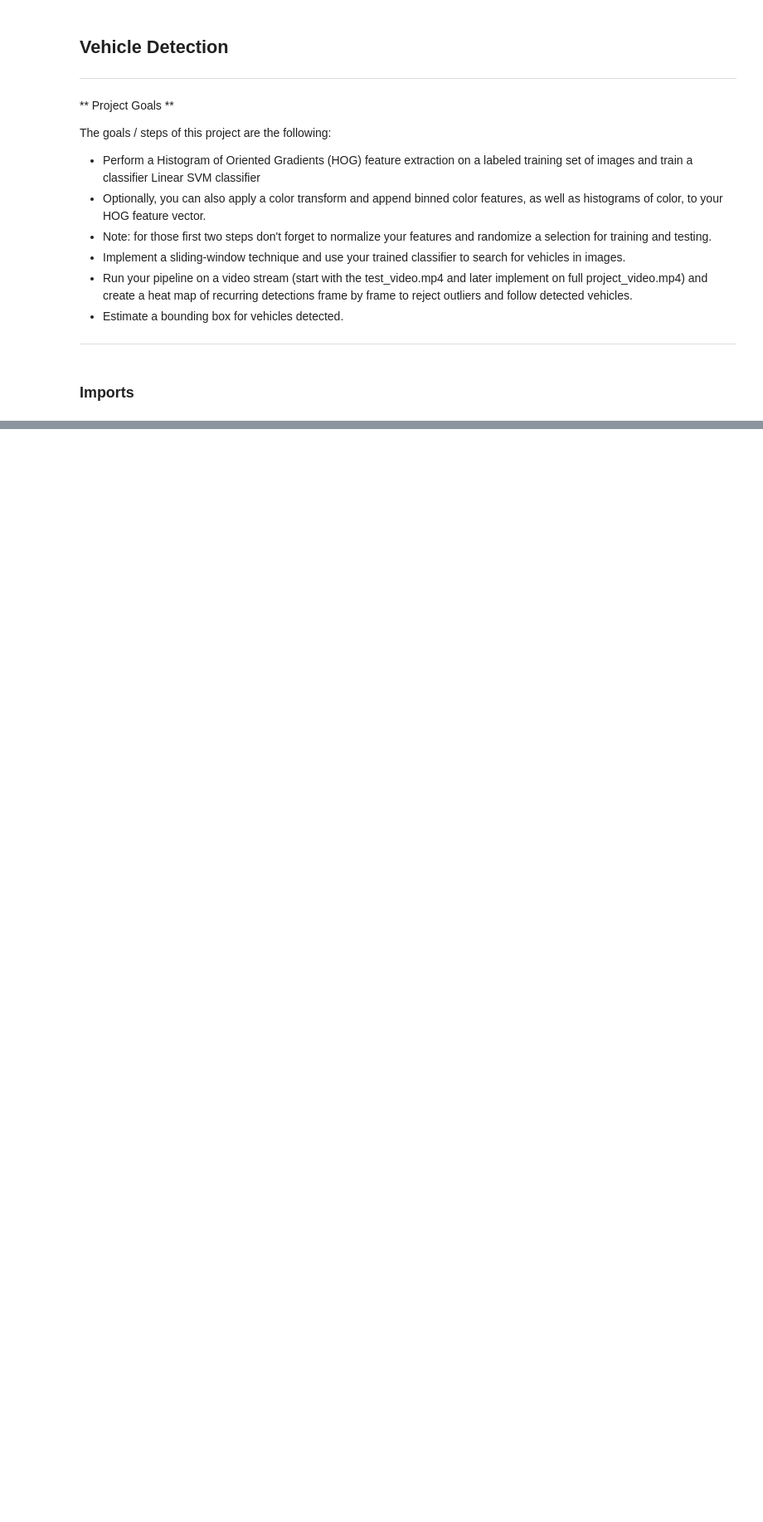
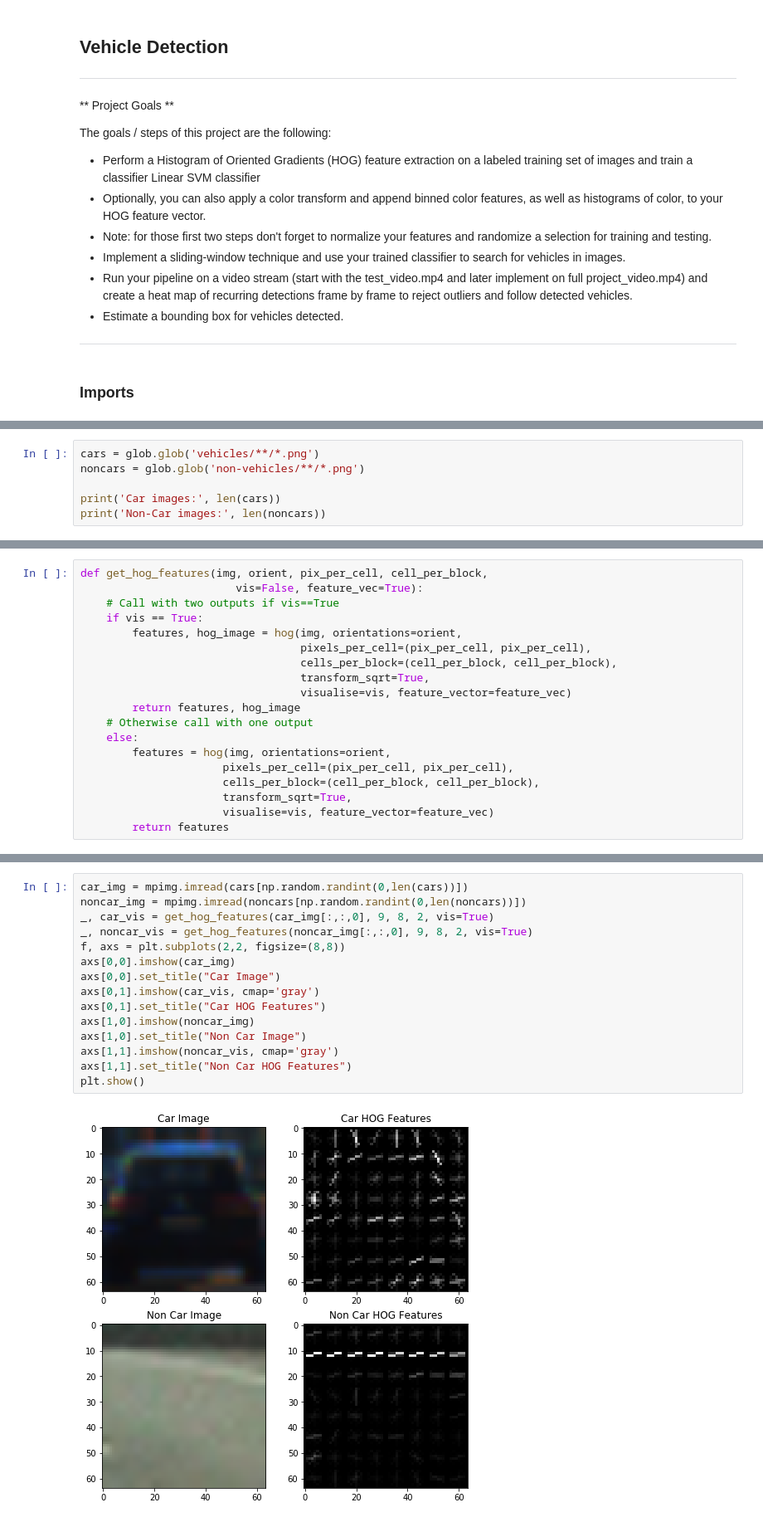
Before and after one commit to psharm8/CarND-Vehicle-Detection, a Jupyter notebook: vehicle_detection.ipynb, the cells around one changed output, grey strips where cells are left out. Shown at 83% size. Drawn from its saved outputs; the diff is of its cells as text; blank space fills up the shorter version.

```diff
--- a/vehicle_detection.ipynb
+++ b/vehicle_detection.ipynb
@@ -37,0 +40,6 @@ import time
+# %%
+cars = glob.glob('vehicles/**/*.png')
+noncars = glob.glob('non-vehicles/**/*.png')
+
+print('Car images:', len(cars))
+print('Non-Car images:', len(noncars))
@@ -37,0 +52,19 @@ import time
+# %%
+def get_hog_features(img, orient, pix_per_cell, cell_per_block,
+                        vis=False, feature_vec=True):
+    # Call with two outputs if vis==True
+    if vis == True:
+        features, hog_image = hog(img, orientations=orient,
+                                  pixels_per_cell=(pix_per_cell, pix_per_cell),
+                                  cells_per_block=(cell_per_block, cell_per_block),
+                                  transform_sqrt=True,
+                                  visualise=vis, feature_vector=feature_vec)
+        return features, hog_image
+    # Otherwise call with one output
+    else:
+        features = hog(img, orientations=orient,
+                      pixels_per_cell=(pix_per_cell, pix_per_cell),
+                      cells_per_block=(cell_per_block, cell_per_block),
+                      transform_sqrt=True,
+                      visualise=vis, feature_vector=feature_vec)
+        return features
@@ -37,0 +73,17 @@ import time
+# %%
+car_img = mpimg.imread(cars[np.random.randint(0,len(cars))])
+noncar_img = mpimg.imread(noncars[np.random.randint(0,len(noncars))])
+_, car_vis = get_hog_features(car_img[:,:,0], 9, 8, 2, vis=True)
+_, noncar_vis = get_hog_features(noncar_img[:,:,0], 9, 8, 2, vis=True)
+f, axs = plt.subplots(2,2, figsize=(8,8))
+axs[0,0].imshow(car_img)
+axs[0,0].set_title("Car Image")
+axs[0,1].imshow(car_vis, cmap='gray')
+axs[0,1].set_title("Car HOG Features")
+axs[1,0].imshow(noncar_img)
+axs[1,0].set_title("Non Car Image")
+axs[1,1].imshow(noncar_vis, cmap='gray')
+axs[1,1].set_title("Non Car HOG Features")
+plt.show()
+# %% [output]
+[figure, added]
```
Also changed, not shown: parts of 37 cells of this notebook.
